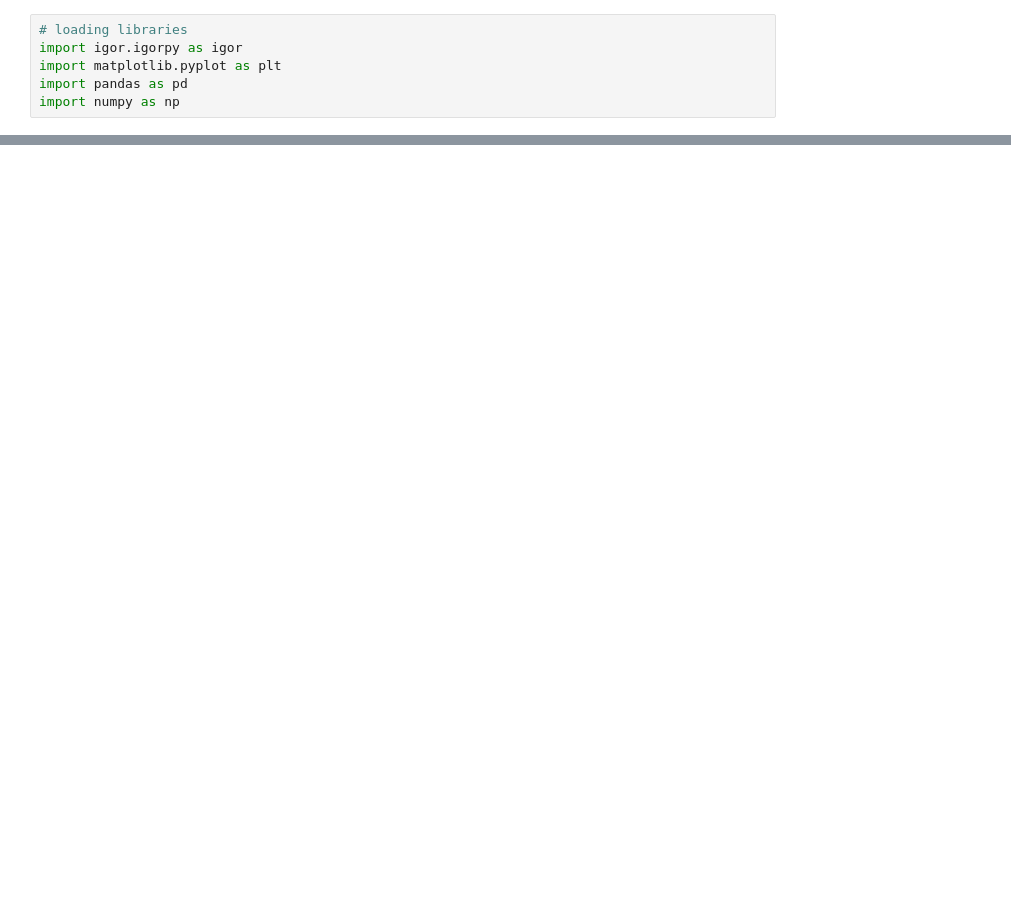
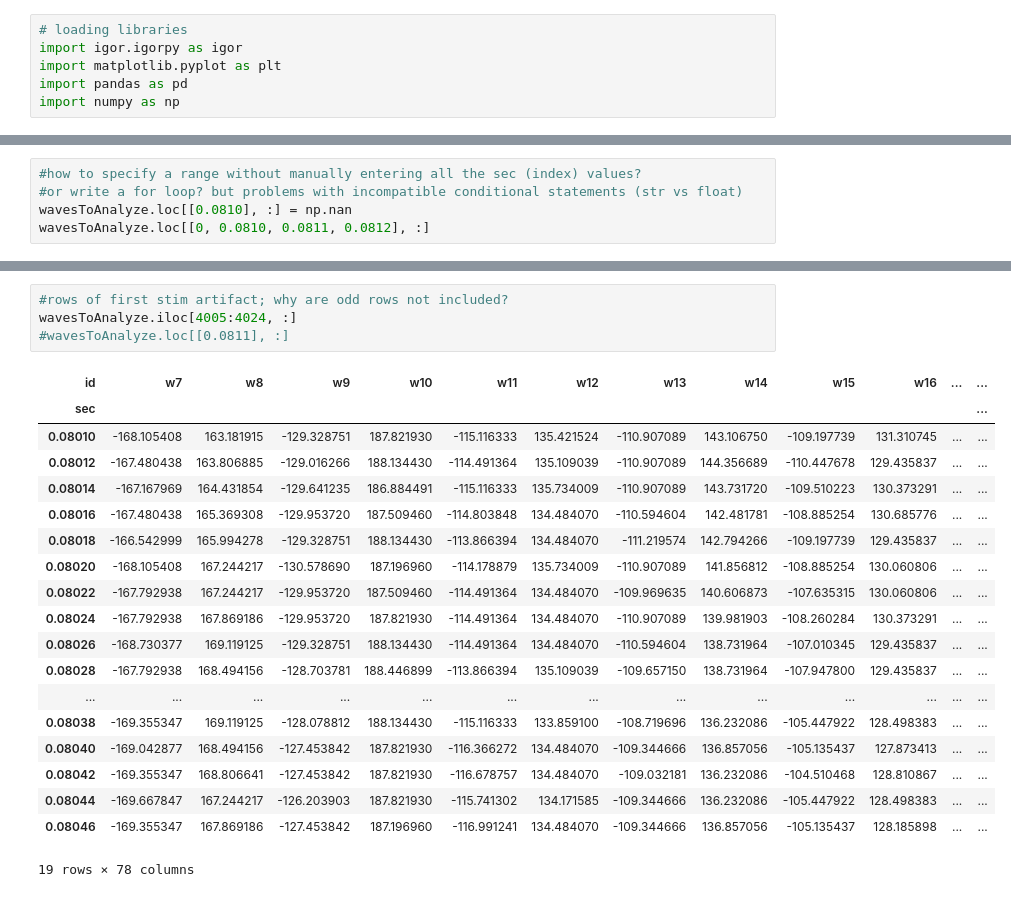
Before and after one commit to yuwie10/ephysAnalysis, a Jupyter notebook: ephysAnalysis.ipynb, the cells around one changed output, grey strips where cells are left out. Drawn from its saved outputs; the diff is of its cells as text; blank space fills up the shorter version.

```diff
--- a/ephysAnalysis.ipynb
+++ b/ephysAnalysis.ipynb
@@ -43,0 +89,5 @@ plt.show()
+# %%
+#how to specify a range without manually entering all the sec (index) values?
+#or write a for loop? but problems with incompatible conditional statements (str vs float)
+wavesToAnalyze.loc[[0.0810], :] = np.nan
+wavesToAnalyze.loc[[0, 0.0810, 0.0811, 0.0812], :]
@@ -43,0 +112,24 @@ plt.show()
+# %%
+#rows of first stim artifact; why are odd rows not included?
+wavesToAnalyze.iloc[4005:4024, :]
+#wavesToAnalyze.loc[[0.0811], :]
+# %% [output]
+| id | w7 | w8 | w9 | w10 | w11 | w12 | w13 | w14 | w15 | w16 | ... | ... |
+| sec |  |  |  |  |  |  |  |  |  |  |  | ... |
+| 0.08010 | -168.105408 | 163.181915 | -129.328751 | 187.821930 | -115.116333 | 135.421524 | -110.907089 | 143.106750 | -109.197739 | 131.310745 | ... | ... |
+| 0.08012 | -167.480438 | 163.806885 | -129.016266 | 188.134430 | -114.491364 | 135.109039 | -110.907089 | 144.356689 | -110.447678 | 129.435837 | ... | ... |
+| 0.08014 | -167.167969 | 164.431854 | -129.641235 | 186.884491 | -115.116333 | 135.734009 | -110.907089 | 143.731720 | -109.510223 | 130.373291 | ... | ... |
+| 0.08016 | -167.480438 | 165.369308 | -129.953720 | 187.509460 | -114.803848 | 134.484070 | -110.594604 | 142.481781 | -108.885254 | 130.685776 | ... | ... |
+| 0.08018 | -166.542999 | 165.994278 | -129.328751 | 188.134430 | -113.866394 | 134.484070 | -111.219574 | 142.794266 | -109.197739 | 129.435837 | ... | ... |
+| 0.08020 | -168.105408 | 167.244217 | -130.578690 | 187.196960 | -114.178879 | 135.734009 | -110.907089 | 141.856812 | -108.885254 | 130.060806 | ... | ... |
+| 0.08022 | -167.792938 | 167.244217 | -129.953720 | 187.509460 | -114.491364 | 134.484070 | -109.969635 | 140.606873 | -107.635315 | 130.060806 | ... | ... |
+| 0.08024 | -167.792938 | 167.869186 | -129.953720 | 187.821930 | -114.491364 | 134.484070 | -110.907089 | 139.981903 | -108.260284 | 130.373291 | ... | ... |
+| 0.08026 | -168.730377 | 169.119125 | -129.328751 | 188.134430 | -114.491364 | 134.484070 | -110.594604 | 138.731964 | -107.010345 | 129.435837 | ... | ... |
+| 0.08028 | -167.792938 | 168.494156 | -128.703781 | 188.446899 | -113.866394 | 135.109039 | -109.657150 | 138.731964 | -107.947800 | 129.435837 | ... | ... |
+| ... | ... | ... | ... | ... | ... | ... | ... | ... | ... | ... | ... | ... |
+| 0.08038 | -169.355347 | 169.119125 | -128.078812 | 188.134430 | -115.116333 | 133.859100 | -108.719696 | 136.232086 | -105.447922 | 128.498383 | ... | ... |
+| 0.08040 | -169.042877 | 168.494156 | -127.453842 | 187.821930 | -116.366272 | 134.484070 | -109.344666 | 136.857056 | -105.135437 | 127.873413 | ... | ... |
+| 0.08042 | -169.355347 | 168.806641 | -127.453842 | 187.821930 | -116.678757 | 134.484070 | -109.032181 | 136.232086 | -104.510468 | 128.810867 | ... | ... |
+| 0.08044 | -169.667847 | 167.244217 | -126.203903 | 187.821930 | -115.741302 | 134.171585 | -109.344666 | 136.232086 | -105.447922 | 128.498383 | ... | ... |
+| 0.08046 | -169.355347 | 167.869186 | -127.453842 | 187.196960 | -116.991241 | 134.484070 | -109.344666 | 136.857056 | -105.135437 | 128.185898 | ... | ... |
+19 rows × 78 columns
```
Also changed, not shown: parts of 9 cells of this notebook, 1 other file.
